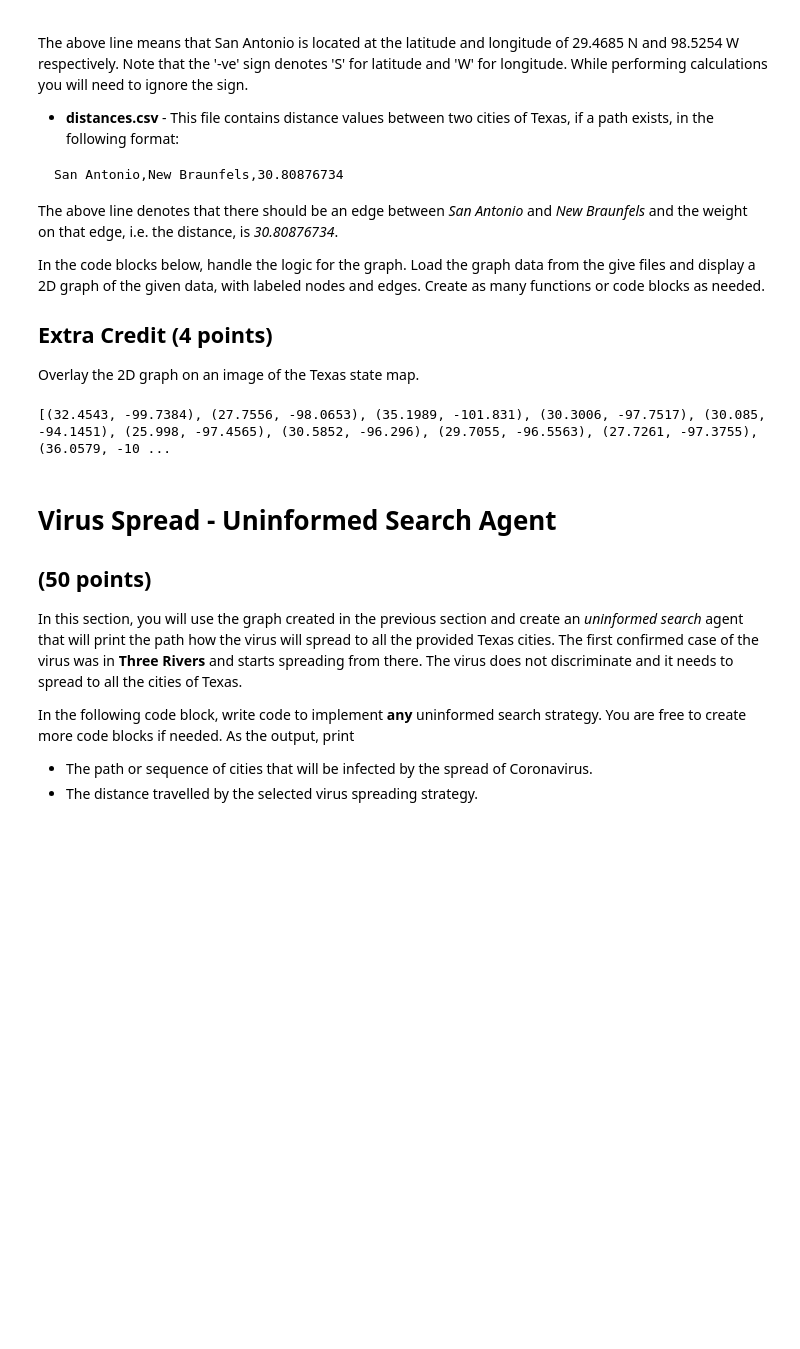
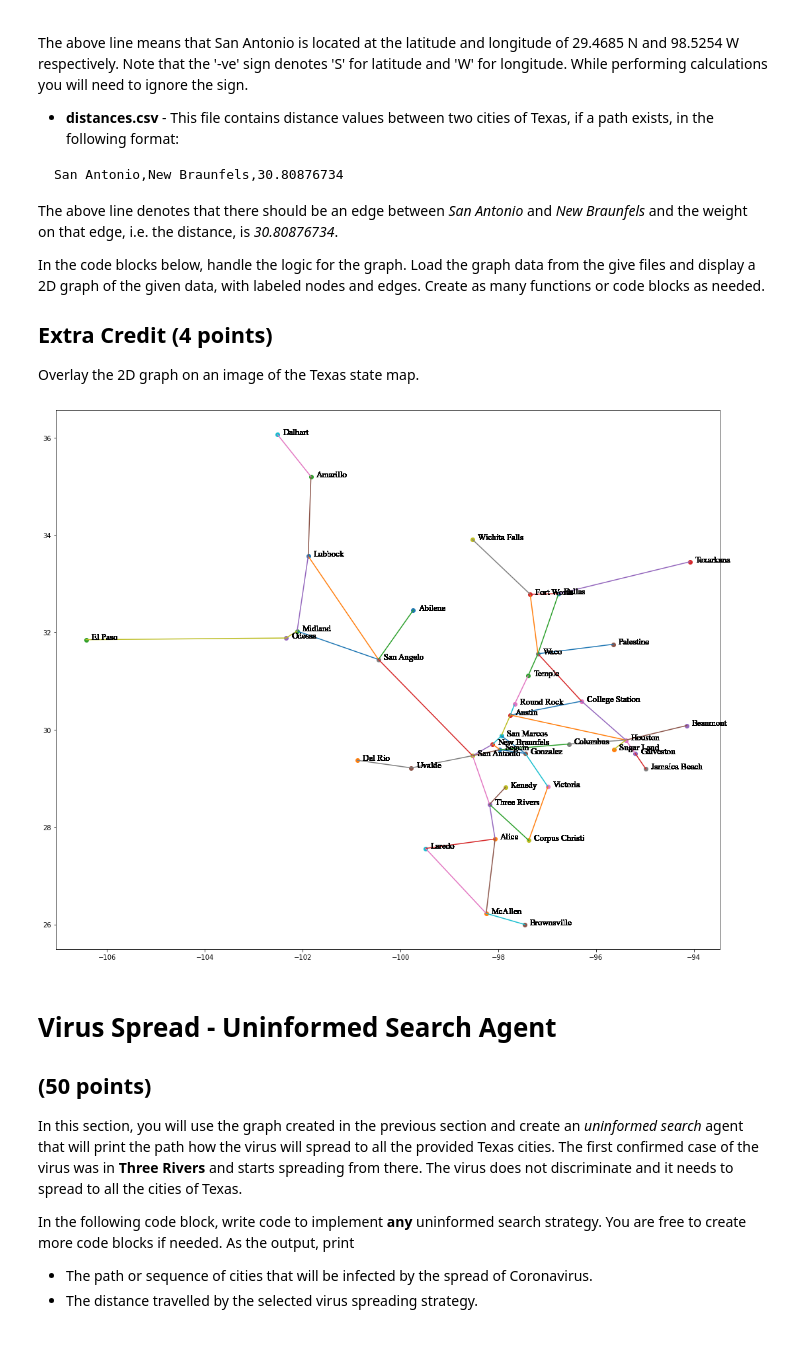
Before and after one commit to retrouvm/Code-Practice, a Jupyter notebook: Artificial_Intelligence/assignments/assignment1/CS3793_5233_assignment1_vvk160.ipynb, the cells around one changed output. Cells and saved outputs as stored; diff of their text form; code cells hidden in the pictures; blank space fills up the shorter version.

```diff
--- a/Artificial_Intelligence/assignments/assignment1/CS3793_5233_assignment1_vvk160.ipynb
+++ b/Artificial_Intelligence/assignments/assignment1/CS3793_5233_assignment1_vvk160.ipynb
@@ -81,11 +58,0 @@ distance=df2.Distance.to_list()
-# %%
-# Display a 2D graph of the given data.
-plt.rcParams['figure.figsize'] = [16, 13]
-for lonj, latr in coord:
-  plt.scatter(latr,lonj)
-for i in range(len(lon)):
-    plt.annotate(cities[i],
-                 xy=(lat[i], lon[i]),
-                 xytext=(8, 0),
-                 textcoords='offset points',
-                 fontsize=10)
@@ -98,19 +59,43 @@ for city in cities:
-# %%
-coordinates=list(df_plot.values())
-print(coordinates)
-#for start, end in coord:
- # plt.plot(latr,lonj)
-#plt.show()
-
-for key in df_plot.values():
-    lat1=key[0]
-    lon=key[1]
-    lat1=list(lat1)
-    lon=list(lon)
-    print(lat1)
-    print(lon)
-# %% [output]
-[(32.4543, -99.7384), (27.7556, -98.0653), (35.1989, -101.831), (30.3006, -97.7517), (30.085, -94.1451), (25.998, -97.4565), (30.5852, -96.296), (29.7055, -96.5563), (27.7261, -97.3755), (36.0579, -10 ...
+# %%
+city_column=["City", "Longitude", "Latitude"] #set column names
+cities = pd.read_csv(r'C:\Users\rmani\.vscode\jupyterf\Artificial_Intelligence\assignments\assignment1\data\cities.csv',delimiter=',', index_col=None,names=city_column)
+cities = cities.reset_index()
+
+distance_column=["Start", "End", "Distance"] #set column names
+distance = pd.read_csv(r'C:\Users\rmani\.vscode\jupyterf\Artificial_Intelligence\assignments\assignment1\data\distances.csv',delimiter=',', index_col=None,names=distance_column)
+distance = distance.reset_index()
+
+
+# Display a 2D graph of the given data.
+plt.rcParams['figure.figsize'] = [18, 15]
+for index, row in cities.iterrows():
+    plt.scatter(row['Latitude'],row['Longitude'])
+    for i in range(40):
+        plt.annotate(row['City'],
+                    xy=(row['Latitude'],row['Longitude']),
+                    xytext=(8, 0),
+                    textcoords='offset points',
+                    fontsize=13,
+                    fontweight='ultralight',
+                    fontname='Times New Roman')
+lat1=[]
+lat2=[]
+lon1=[]
+lon2=[]
+for index, row in distance.iterrows():
+    start=row['Start']
+    end=row['End']
+    for index, row in cities.iterrows():
+        if start == row['City']:
+            lat1.append(row['Latitude'])
+            lon1.append(row['Longitude'])
+        if end == row['City']:
+            lat2.append(row['Latitude'])
+            lon2.append(row['Longitude'])
+plt.plot((lat1,lat2),(lon1,lon2))
+plt.show()
+# %% [output]
+[figure, added]
 # %% [markdown]
 # Virus Spread - Uninformed Search Agent
 
```
Also changed, not shown: parts of 2 cells of this notebook, 4 other files.
